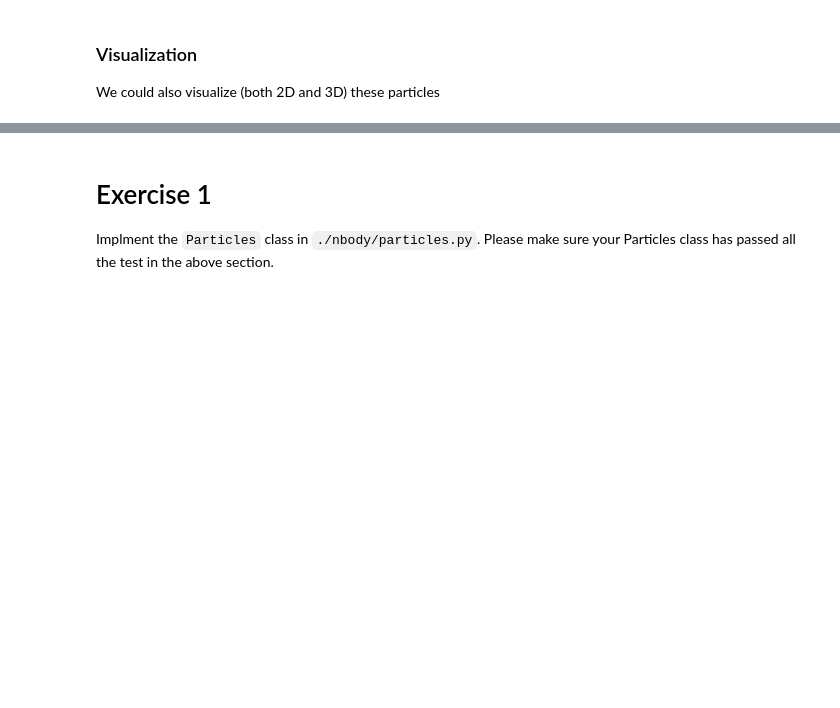
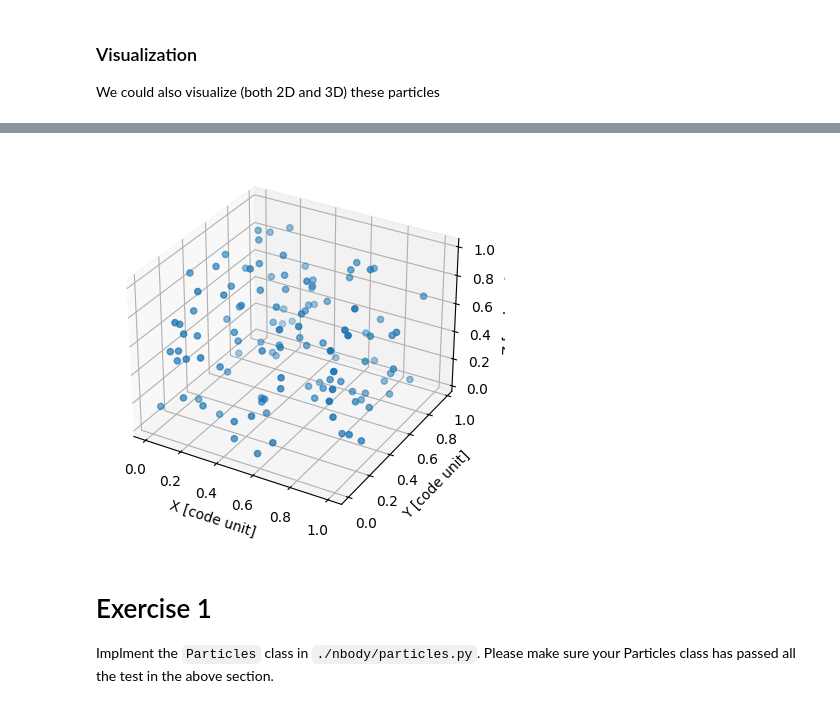
Before and after one commit to quantankevin/computationalPhysics-112, a Jupyter notebook: project2/project2_demo1.ipynb, the cells around one changed output, grey strips where cells are left out. Saved outputs shown, nothing was run; the diff lists cells and outputs as text; code cells hidden in the pictures; blank space fills up the shorter version.

```diff
--- a/project2/project2_demo1.ipynb
+++ b/project2/project2_demo1.ipynb
@@ -84,5 +97,7 @@ AttributeError: 'Particles' object has no attribute 'draw'
 # %%
-particles.draw(dim=3)
+particles.plot_output(3)
+# %% [output]
+[figure, added]
 # %% [markdown]
 # Exercise 1
 
```
Also changed, not shown: parts of 7 cells of this notebook, 4 other files.
